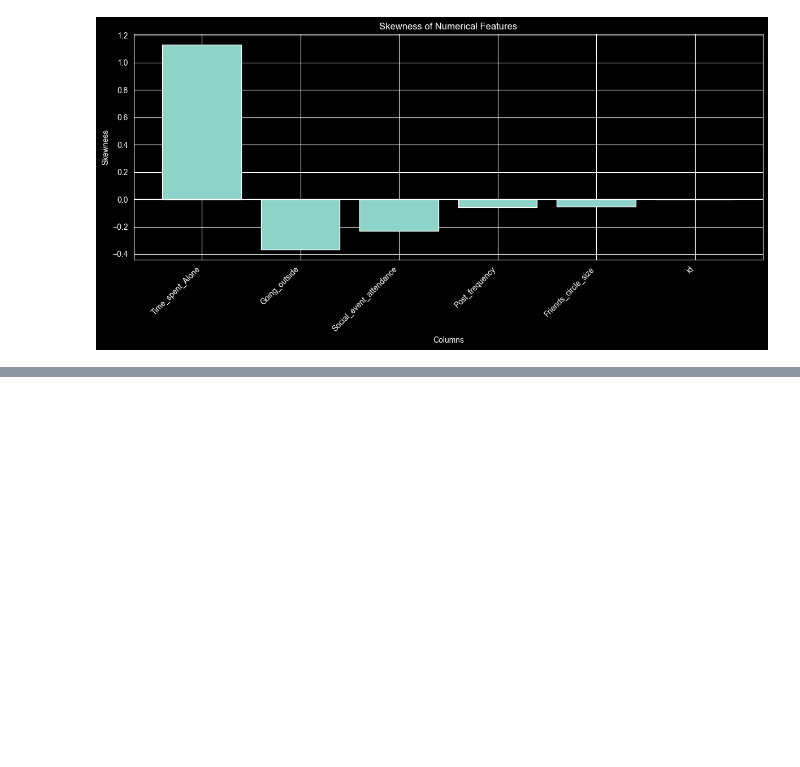
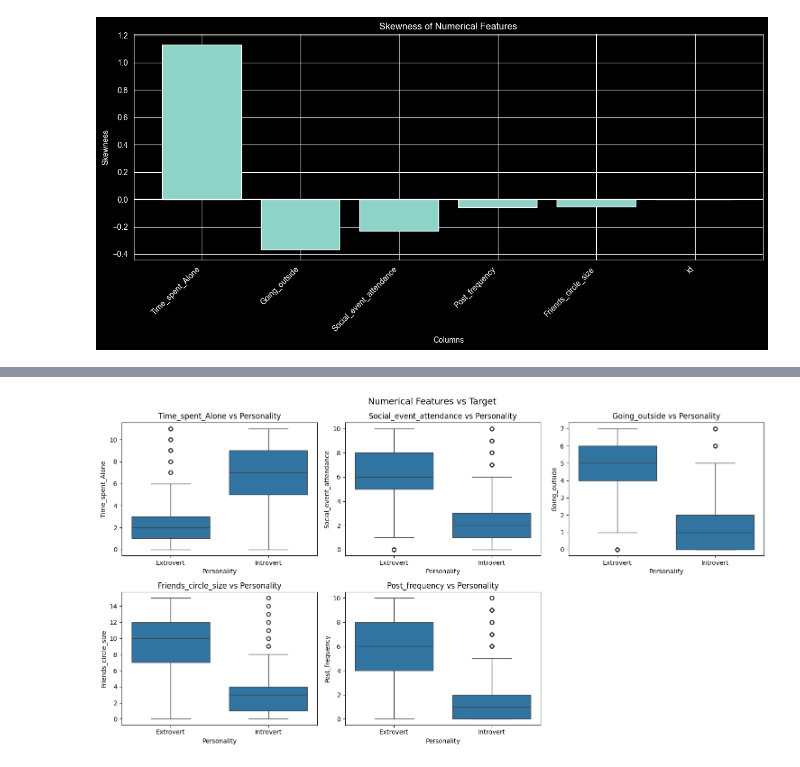
Before and after one commit to CzikaS/Predict_Introverts_From_Extroverts, a Jupyter notebook: notebooks/analysis/01_eda_distribution_raw.ipynb, the cells around one changed output, grey strips where cells are left out. Saved outputs shown, nothing was run; the diff lists cells and outputs as text; code cells hidden in the pictures; blank space fills up the shorter version.

```diff
--- a/notebooks/analysis/01_eda_distribution_raw.ipynb
+++ b/notebooks/analysis/01_eda_distribution_raw.ipynb
@@ -316,0 +400,20 @@ plt.show()
+# %%
+# Relationship between numerical features and target
+num_cols = ['Time_spent_Alone', 'Social_event_attendance',
+            'Going_outside', 'Friends_circle_size', 'Post_frequency']
+
+fig, axes = plt.subplots(2, 3, figsize=(15, 8))
+axes = axes.flatten()
+
+for i, col in enumerate(num_cols):
+    sns.boxplot(x=target_col, y=col, data=df, ax=axes[i])
+    axes[i].set_title(f"{col} vs Personality")
+
+# Hide the empty 6th subplot
+axes[5].set_visible(False)
+
+plt.suptitle("Numerical Features vs Target", fontsize=14)
+plt.tight_layout()
+plt.show()
+# %% [output]
+[figure, added]
```
Also changed, not shown: parts of 10 cells of this notebook, 2 other files.
